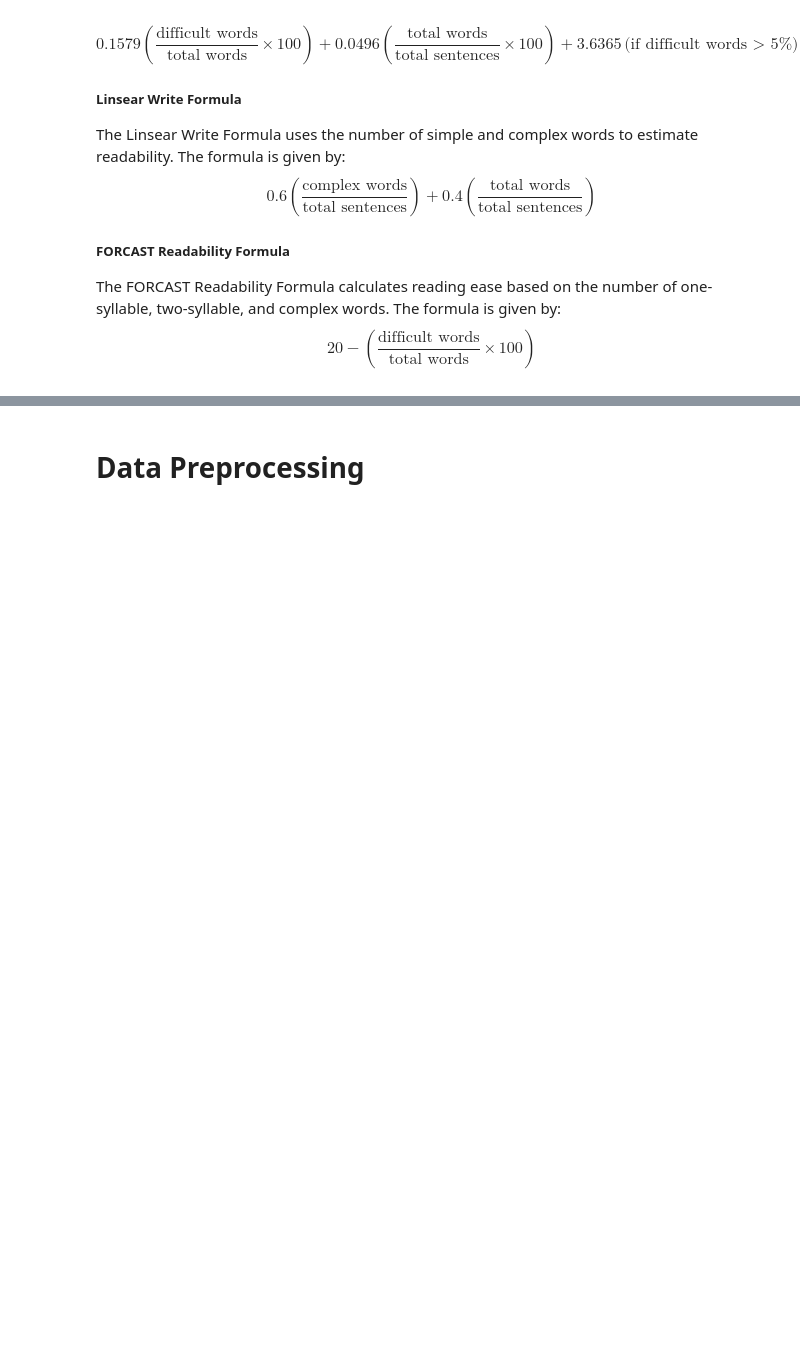
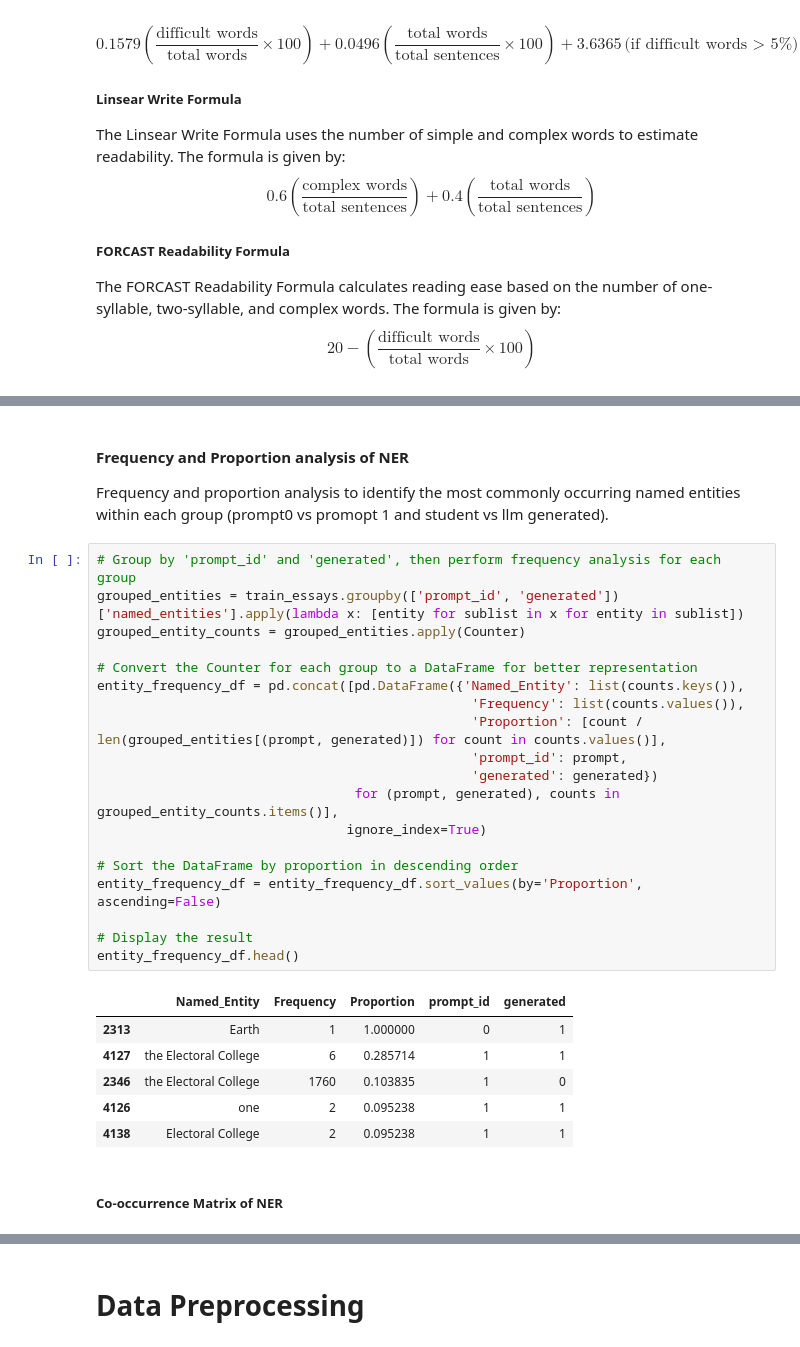
Before and after one commit to shpatrickguo/Mi2S, a Jupyter notebook: detect-ai-generated-text.ipynb, the cells around one changed output, grey strips where cells are left out. Cells and saved outputs as stored; diff of their text form; blank space fills up the shorter version.

```diff
--- a/detect-ai-generated-text.ipynb
+++ b/detect-ai-generated-text.ipynb
@@ -559,0 +557,32 @@ train_essays
+# %% [markdown]
+#### Frequency and Proportion analysis of NER
+
+Frequency and proportion analysis to identify the most commonly occurring named entities within each group (prompt0 vs promopt 1 and student vs llm generated).
+# %%
+# Group by 'prompt_id' and 'generated', then perform frequency analysis for each group
+grouped_entities = train_essays.groupby(['prompt_id', 'generated'])['named_entities'].apply(lambda x: [entity for sublist in x for entity in sublist])
+grouped_entity_counts = grouped_entities.apply(Counter)
+
+# Convert the Counter for each group to a DataFrame for better representation
+entity_frequency_df = pd.concat([pd.DataFrame({'Named_Entity': list(counts.keys()),
+                                                'Frequency': list(counts.values()),
+                                                'Proportion': [count / len(grouped_entities[(prompt, generated)]) for count in counts.values()],
+                                                'prompt_id': prompt,
+                                                'generated': generated})
+                                 for (prompt, generated), counts in grouped_entity_counts.items()],
+                                ignore_index=True)
+
+# Sort the DataFrame by proportion in descending order
+entity_frequency_df = entity_frequency_df.sort_values(by='Proportion', ascending=False)
+
+# Display the result
+entity_frequency_df.head()
+# %% [output]
+|  | Named_Entity | Frequency | Proportion | prompt_id | generated |
+| 2313 | Earth | 1 | 1.000000 | 0 | 1 |
+| 4127 | the Electoral College | 6 | 0.285714 | 1 | 1 |
+| 2346 | the Electoral College | 1760 | 0.103835 | 1 | 0 |
+| 4126 | one | 2 | 0.095238 | 1 | 1 |
+| 4138 | Electoral College | 2 | 0.095238 | 1 | 1 |
+# %% [markdown]
+##### Co-occurrence Matrix of NER
```
Also changed, not shown: parts of 11 cells of this notebook.
